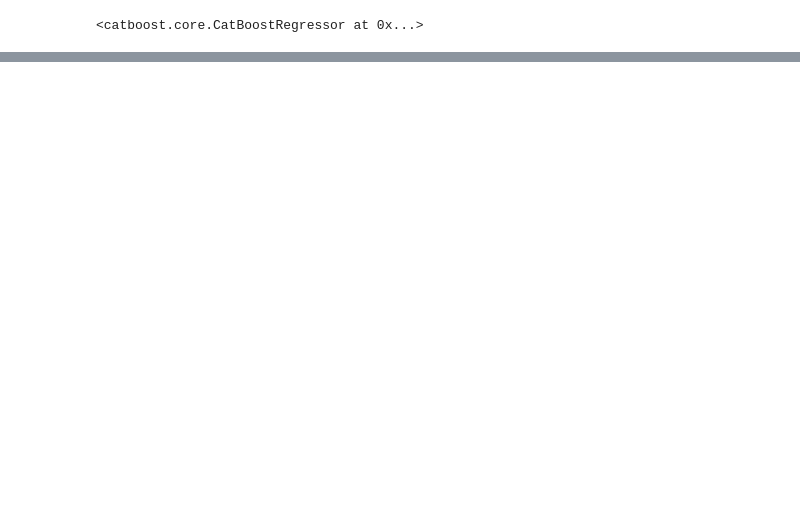
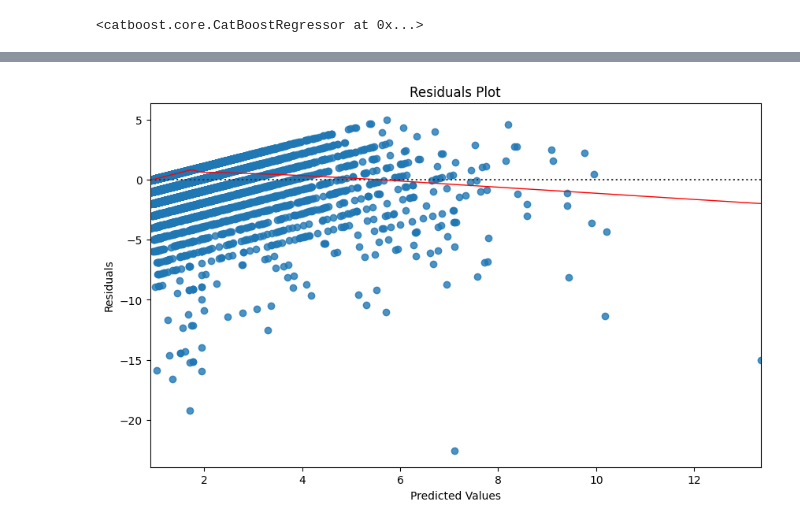
Before and after one commit to DKAvocad00/FutureSales, a Jupyter notebook: notebooks/modeling.ipynb, the cells around one changed output, grey strips where cells are left out. Saved outputs shown, nothing was run; the diff lists cells and outputs as text; code cells hidden in the pictures; blank space fills up the shorter version.

```diff
--- a/notebooks/modeling.ipynb
+++ b/notebooks/modeling.ipynb
@@ -159,0 +186,6 @@ expl = Explainability(model, )
+# %%
+merr = ModelErrorAnalysis(model=model, df=df, validation_dict=validation_dict)
+# %%
+merr.plot_residuals()
+# %% [output]
+[figure, added]
```
Also changed, not shown: parts of 10 cells of this notebook, 8 other files.
